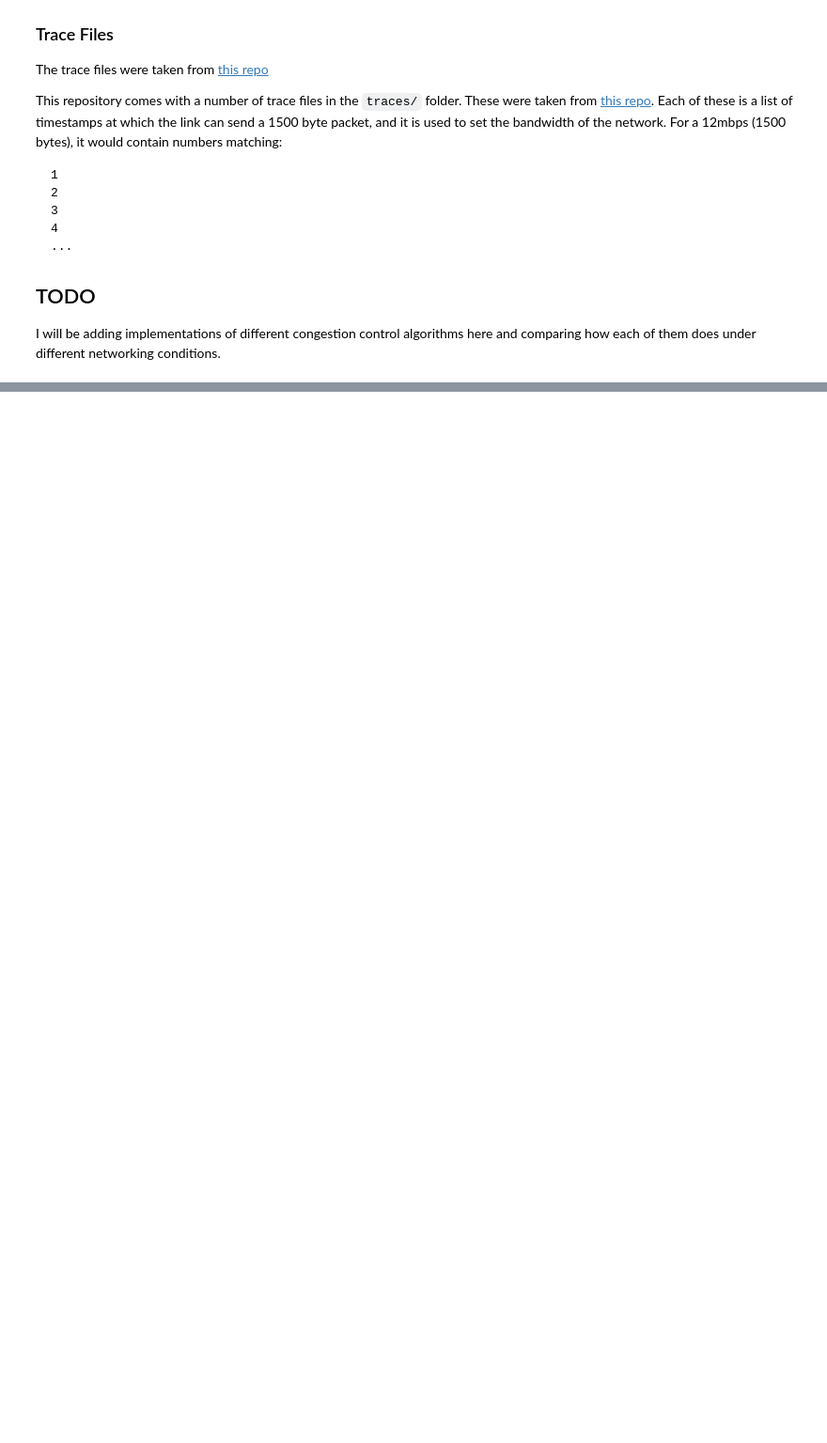
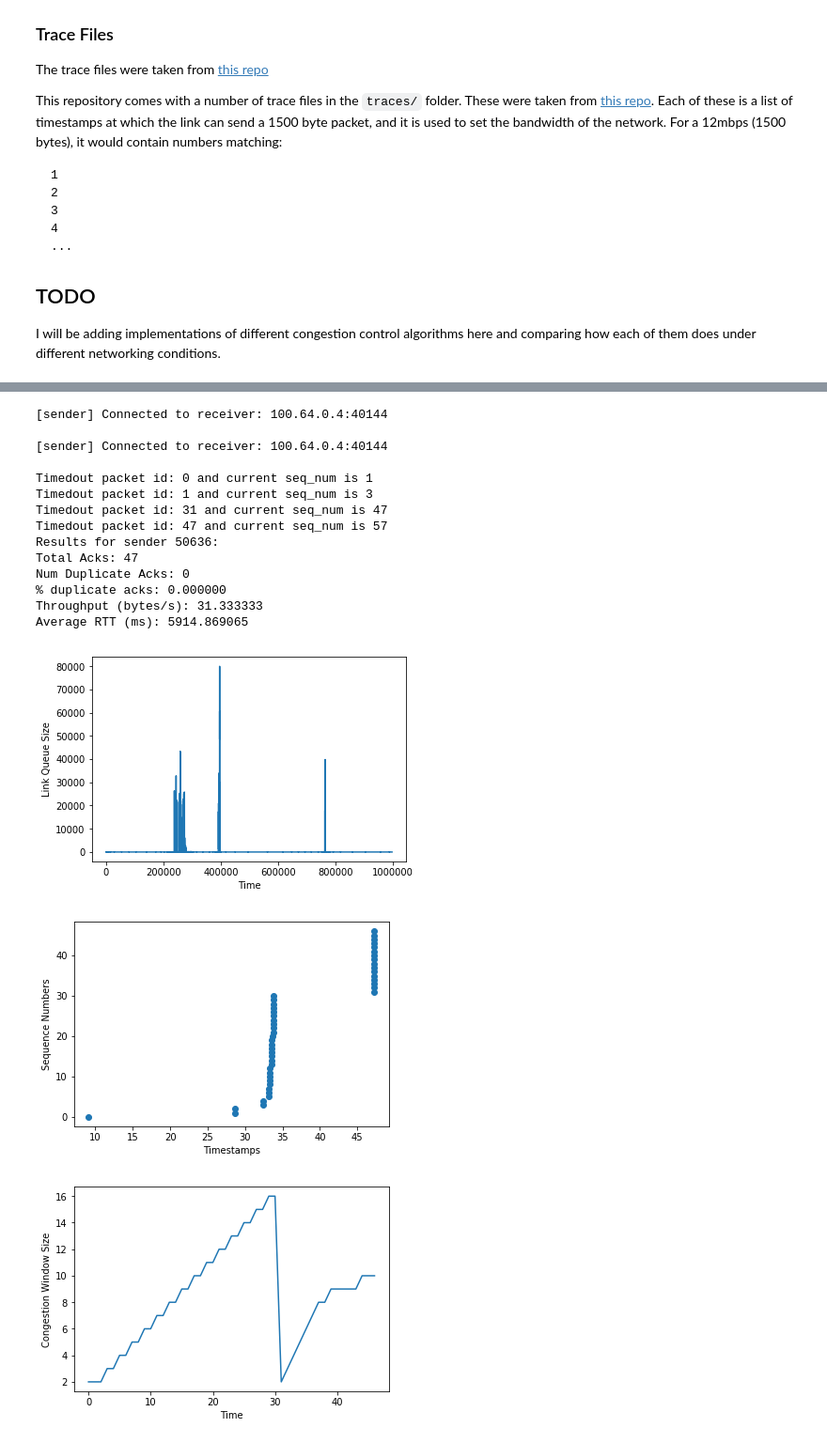
Before and after one commit to squidarth/network-performance-jupyter, a Jupyter notebook: Network-Performance-Testing.ipynb, the cells around one changed output, grey strips where cells are left out. Shown at 94% size. Drawn from its saved outputs; the diff is of its cells as text; code cells hidden in the pictures; blank space fills up the shorter version.

```diff
--- a/Network-Performance-Testing.ipynb
+++ b/Network-Performance-Testing.ipynb
@@ -547,11 +690,31 @@ run_with_mahi_settings(mahimahi_settings, 120, [Sender(port, strat)])
 # %%
-
 mahimahi_settings = {
     'delay': 88,
     'queue_size': 80000,
     'trace_file': TRACE_FILES['100.42MBPS']
 }
 
-port = get_open_udp_port()
-strat = CubicStrategy(4)
-run_with_mahi_settings(mahimahi_settings, 120, [Sender(port, strat)])
+port1 = get_open_udp_port()
+port2 = get_open_udp_port()
+
+strat1 = TahoeStrategy(10, 1)
+strat2 = CubicStrategy(4)
+run_with_mahi_settings(mahimahi_settings, 120, [Sender(port1, strat1), Sender(port2, strat2)])
+# %% [output]
+[sender] Connected to receiver: 100.64.0.4:40144
+
+[sender] Connected to receiver: 100.64.0.4:40144
+
+Timedout packet id: 0 and current seq_num is 1
+Timedout packet id: 1 and current seq_num is 3
+Timedout packet id: 31 and current seq_num is 47
+Timedout packet id: 47 and current seq_num is 57
+Results for sender 50636:
+Total Acks: 47
+Num Duplicate Acks: 0
+% duplicate acks: 0.000000
+Throughput (bytes/s): 31.333333
+Average RTT (ms): 5914.869065
+[figure, added]
+[figure, added]
+[figure, added]
```
Also changed, not shown: parts of 12 cells of this notebook.
